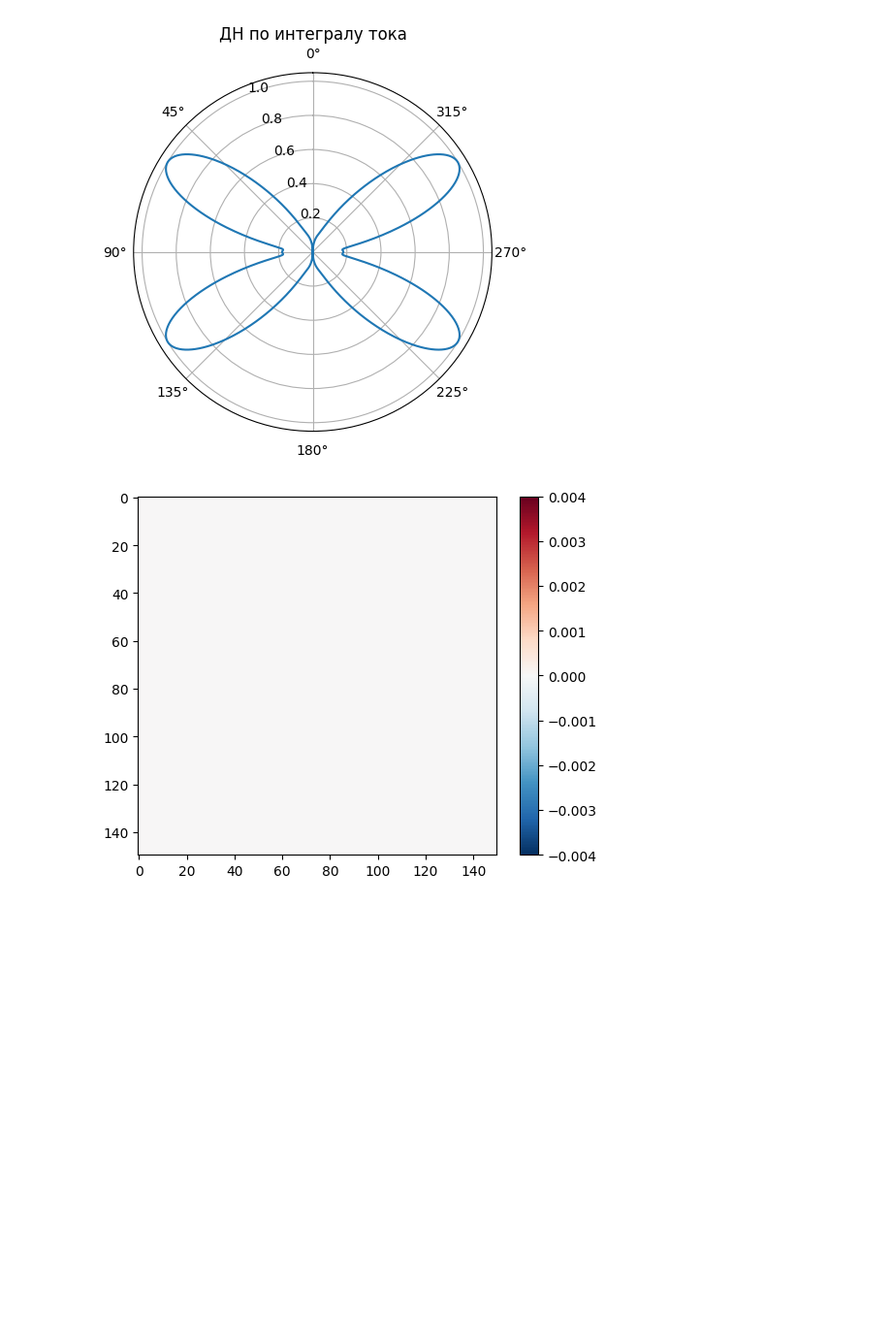
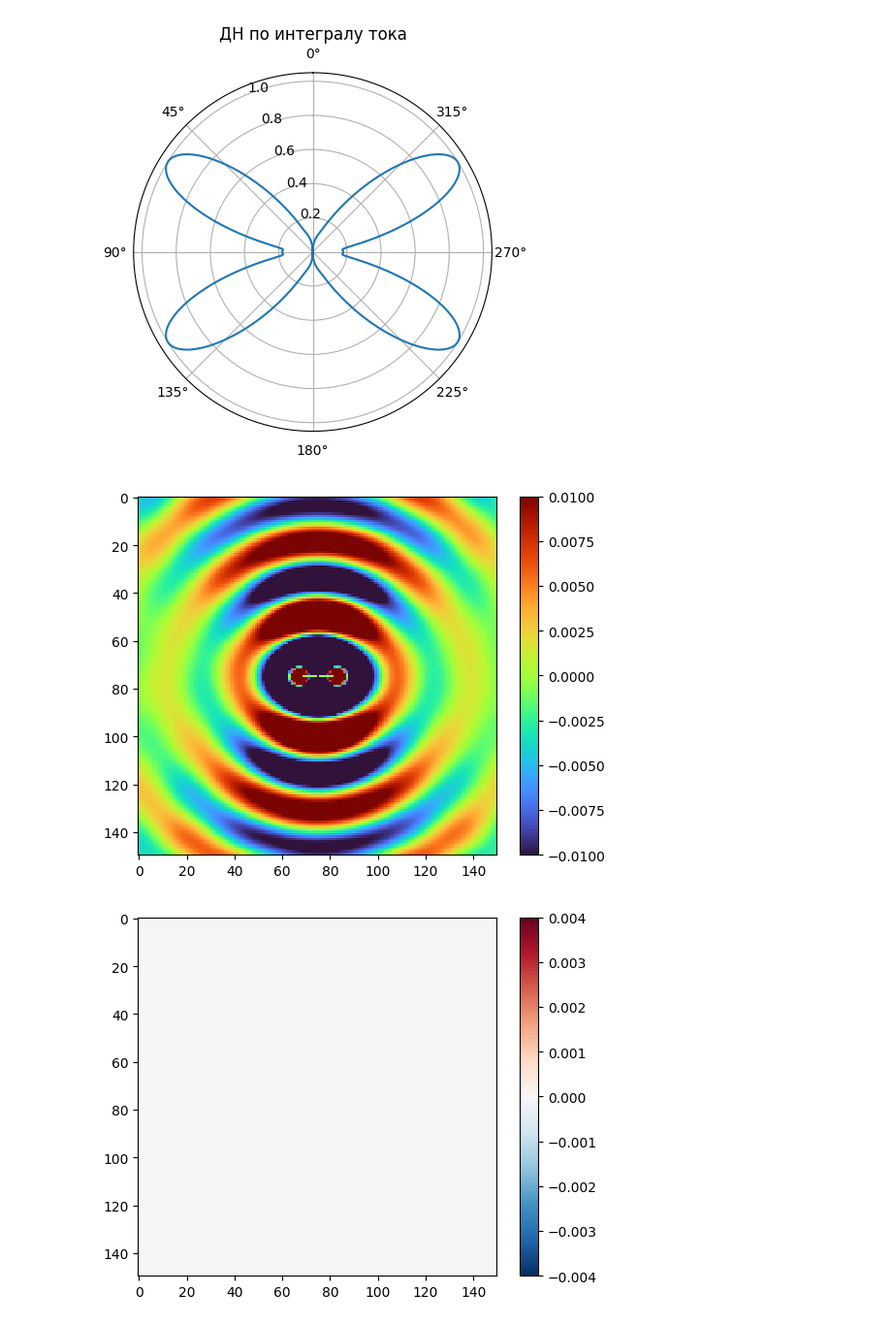
Before and after one commit to MikhailPolikarpov/Num_meth_8_sem, a Jupyter notebook: TDS_03.ipynb, the cells around one changed output. Shown at 97% size. Saved outputs shown, nothing was run; the diff lists cells and outputs as text; code cells hidden in the pictures; blank space fills up the shorter version.

```diff
--- a/TDS_03.ipynb
+++ b/TDS_03.ipynb
@@ -45,7 +45,7 @@ mu = np.ones((nx+2, ny+2, nz+2), dtype=np.float32)*MU_0
 eps = np.ones((nx+2, ny+2, nz+2), dtype=np.float32)*EPS_0
 # %%
 #добавление диполя
-l = lamb*1.5
+l = lamb*0.5
 l_section = l/2
 n_section = int(l_section/dx)
 x_c = nx//2 + 1
@@ -260,23 +260,25 @@ plt.show()
 # %% [output]
 [figure]
 # %%
-# da = 6  # сохраняем каждый n-ый кадр
-# data = Ez_time[::da]  # сечение Ez
-# fig, ax = plt.subplots()
-# norm = Normalize(vmin=-4e-4, vmax=4e-4)
-# im = ax.imshow(data[0], cmap='RdBu_r', norm=norm, interpolation="nearest", animated=True)
-# fig.colorbar(im, ax=ax)
+da = 24  # сохраняем каждый n-ый кадр
+data = Ez_time[::da]  # сечение Ez
+fig, ax = plt.subplots()
+norm = Normalize(vmin=-1e-2, vmax=1e-2)
+im = ax.imshow(data[0], cmap='turbo', norm=norm, interpolation="nearest", animated=True)
+fig.colorbar(im, ax=ax)
 
-# def update(frame):
-#     im.set_array(data[frame])
-#     return [im]
+def update(frame):
+    im.set_array(data[frame])
+    return [im]
 
-# ani = animation.FuncAnimation(fig, update, frames=len(data), blit=True)
+ani = animation.FuncAnimation(fig, update, frames=len(data), blit=True)
 
-# # Сохраняем анимацию в GIF
-# ani.save("heatmap.gif", writer='pillow', fps=30, dpi=100)
+# Сохраняем анимацию в GIF
+ani.save("вырвиглазный_heatmap_0_5_lamb.gif", writer='pillow', fps=15, dpi=100)
 
-# plt.show()
+plt.show()
+# %% [output]
+[figure, added]
 # %%
 da = 6 # сохраняем каждый n-ый кадр для анимации
 data = Ez_time[::da] # сечение Ez в середине моделирования
```
